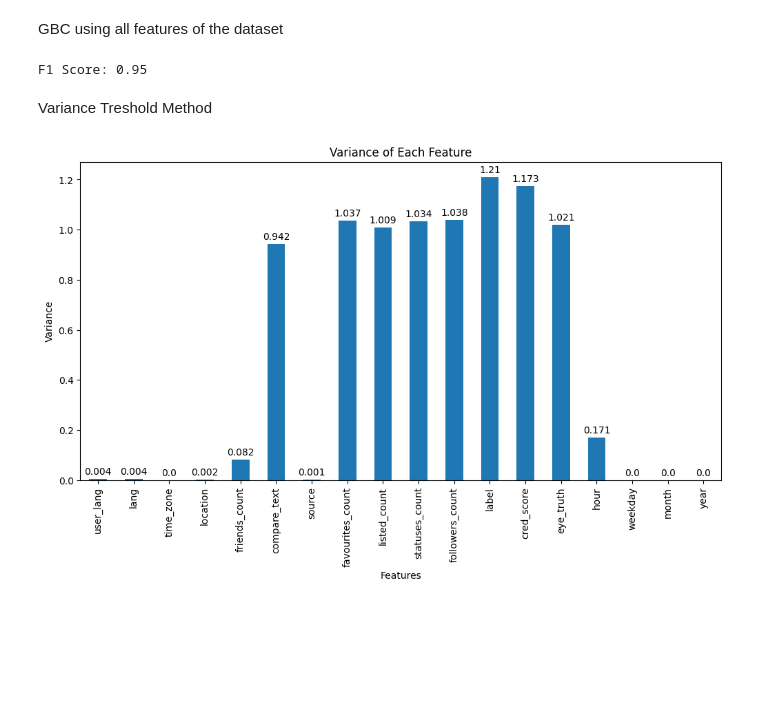
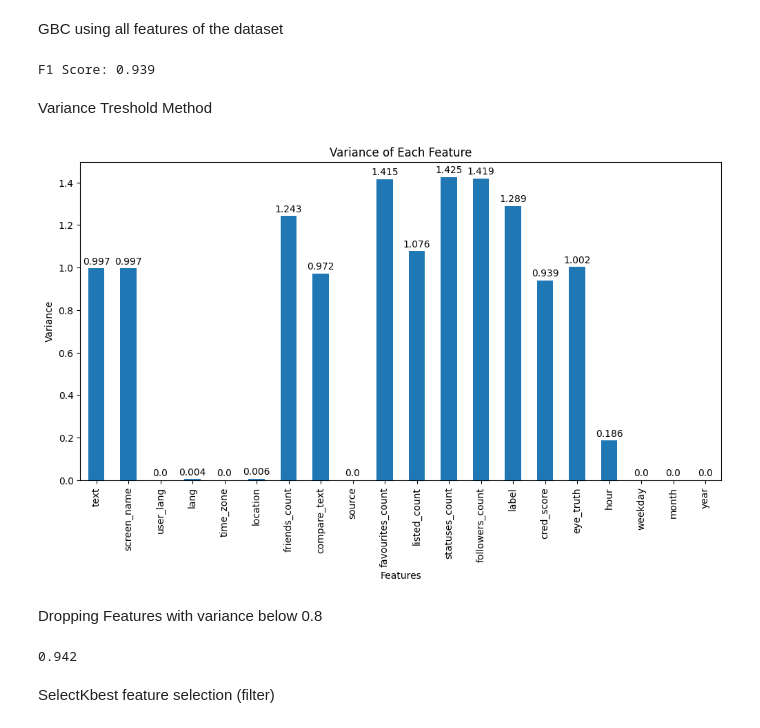
Before and after one commit to Ethxlla/INFO3604-CCO-Backup, a Jupyter notebook: main.ipynb, the cells around one changed output. Saved outputs shown, nothing was run; the diff lists cells and outputs as text; code cells hidden in the pictures; blank space fills up the shorter version.

Commit message:
Variance treshold, SelectKbest and RFE code added to calculate f1 score

```diff
--- a/main.ipynb
+++ b/main.ipynb
@@ -12,11 +13,14 @@ import matplotlib.pyplot as plt
 # %%
 df = pd.read_csv("test_data cs 1.csv")
 pd.set_option('future.no_silent_downcasting', True)
-df = df.sample(n=100, replace=False, random_state=42)
+df = df.sample(n=1000, replace=False, random_state=42)
 
-df = df.drop(columns=["screen_name", "text"])
+label_encoder = LabelEncoder()
+df['text'] = label_encoder.fit_transform(df['text'])
+df['screen_name'] = label_encoder.fit_transform(df['screen_name'])
 
 df["verified"] = df["verified"].replace({"f": 0, "t": 1})
+
 
 df["created_at"] = pd.to_datetime(df["created_at"], format="%a %b %d %H:%M:%S %Y")
 df["hour"] = df["created_at"].dt.hour
@@ -37,7 +41,6 @@ for col in df.select_dtypes(include=['object']).columns:
     df[col] = pd.to_numeric(df[col], errors='coerce')
 
 num_cols = ["followers_count", "statuses_count", "friends_count", "favourites_count",
-            "listed_count", "cred_score", "eye_truth", "compare_text"]
+            "listed_count", "cred_score", "eye_truth", "compare_text", "screen_name", "text"]
 scaler = StandardScaler()
 df[num_cols] = scaler.fit_transform(df[num_cols])
-print(df.head)
@@ -77,20 +62,33 @@ preds = gbc.predict(X_test)
 f1_score_all = round(f1_score(y_test, preds, average='weighted'), 3)
 print(f"F1 Score: {f1_score_all}")
 # %% [output]
-F1 Score: 0.95
+F1 Score: 0.939
 # %% [markdown]
 Variance Treshold Method
 # %%
-X_train_V = X_train.copy()
+X_train_V, X_test_V, y_train_V, y_test_V = X_train.copy(), X_test.copy(), y_train.copy(), y_test.copy()
 variance = X_train_V.var()
 plt.figure(figsize=(12, 6))
 ax = variance.plot(kind='bar')
 for i, v in enumerate(variance):
     ax.text(i, v + 0.01, str(round(v, 3)), ha='center', va='bottom', fontsize=10)
 plt.title('Variance of Each Feature')
 plt.xlabel('Features')
 plt.ylabel('Variance')
 plt.xticks(rotation=90)
 plt.show()
 # %% [output]
-[figure, old version]
+[figure, new version]
+# %% [markdown]
+Dropping Features with variance below 0.8
+# %%
+sel_X_train = X_train_V.drop(["user_lang", "lang", "time_zone", "location", "source", "hour", "weekday", "month", "year"], axis=1)
+sel_X_test = X_test_V.drop(["user_lang", "lang", "time_zone", "location", "source", "hour", "weekday", "month", "year"], axis=1)
+gbc.fit(sel_X_train, y_train_V)
+var_preds = gbc.predict(sel_X_test)
+f1_score_var = round(f1_score(y_test_V, var_preds, average="weighted"), 3)
+print(f1_score_var)
+# %% [output]
+0.942
+# %% [markdown]
+SelectKbest feature selection (filter)
```
Also changed, not shown: parts of 9 cells of this notebook.
